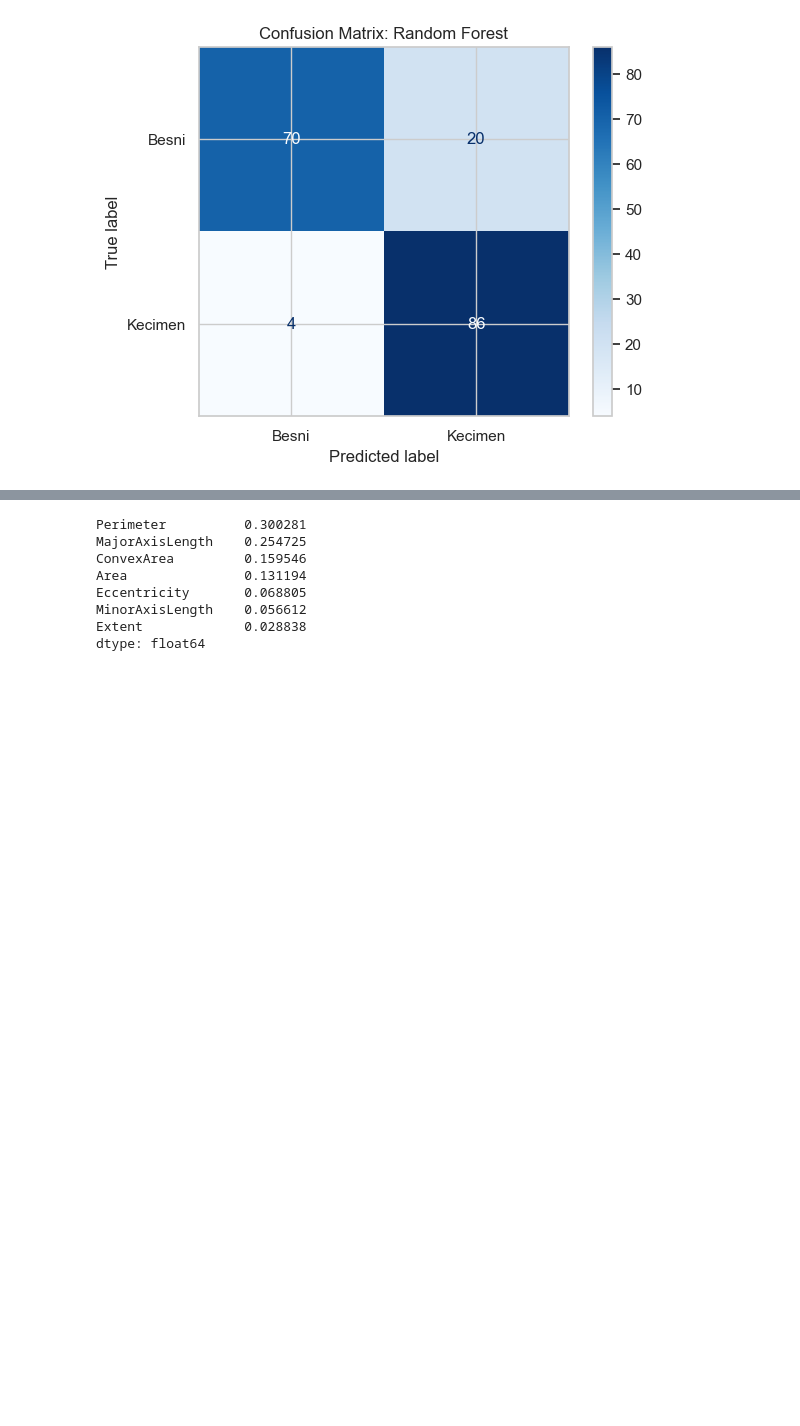
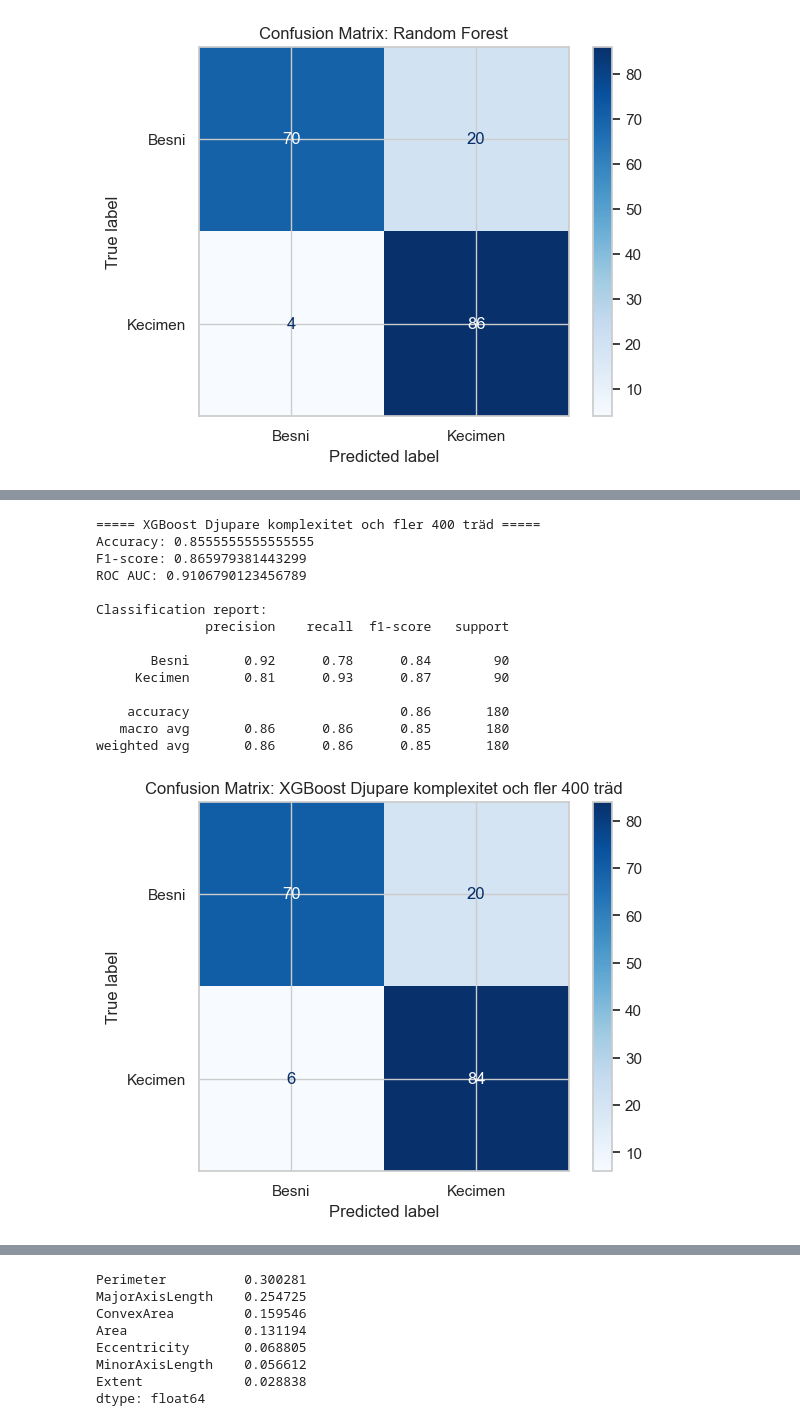
Before and after one commit to mahtabb90/raisin-detective-ml, a Jupyter notebook: notebooks/spirit/01_data_loading_and_eda.ipynb, the cells around one changed output, grey strips where cells are left out. Drawn from its saved outputs; the diff is of its cells as text; code cells hidden in the pictures; blank space fills up the shorter version.

```diff
--- a/notebooks/spirit/01_data_loading_and_eda.ipynb
+++ b/notebooks/spirit/01_data_loading_and_eda.ipynb
@@ -463,3 +559,51 @@ weighted avg       0.86      0.85      0.85       180
+# %%
+# =========================
+# CELL 12.3: XGBOOST - Djupare komplexitet och fler 400 träd
+# =========================
+# Frågeställning:
+# Blir modellen bättre om vi låter XGBoost bygga fler och djupare träd?
+#
+# Logik:
+# Fler träd och större max_depth gör modellen mer flexibel.
+# Det kan förbättra resultatet, men också öka risken för överanpassning.
+#
+# Pedagogiskt namn:
+# "XGBoost Complex Boosting"
+
+xgb_complex_boosting = XGBClassifier(
+    n_estimators=400,
+    max_depth=6,
+    learning_rate=0.03,
+    reg_alpha=0,
+    reg_lambda=1,
+    eval_metric="logloss",
+    random_state=42
+)
+
+xgb_complex_boosting.fit(X_train, y_train)
+
+evaluate_model(
+    "XGBoost Djupare komplexitet och fler 400 träd",
+    xgb_complex_boosting,
+    X_test,
+    y_test
+)
+# %% [output]
+===== XGBoost Djupare komplexitet och fler 400 träd =====
+Accuracy: 0.8555555555555555
+F1-score: 0.865979381443299
+ROC AUC: 0.9106790123456789
+
+Classification report:
+              precision    recall  f1-score   support
+
+       Besni       0.92      0.78      0.84        90
+     Kecimen       0.81      0.93      0.87        90
+
+    accuracy                           0.86       180
+   macro avg       0.86      0.86      0.85       180
+weighted avg       0.86      0.86      0.85       180
+[figure, added]
 # %%
 # =========================
 # CELL 13: COMPARE MODELS
```
Also changed, not shown: parts of 8 cells of this notebook, 1 other file.
